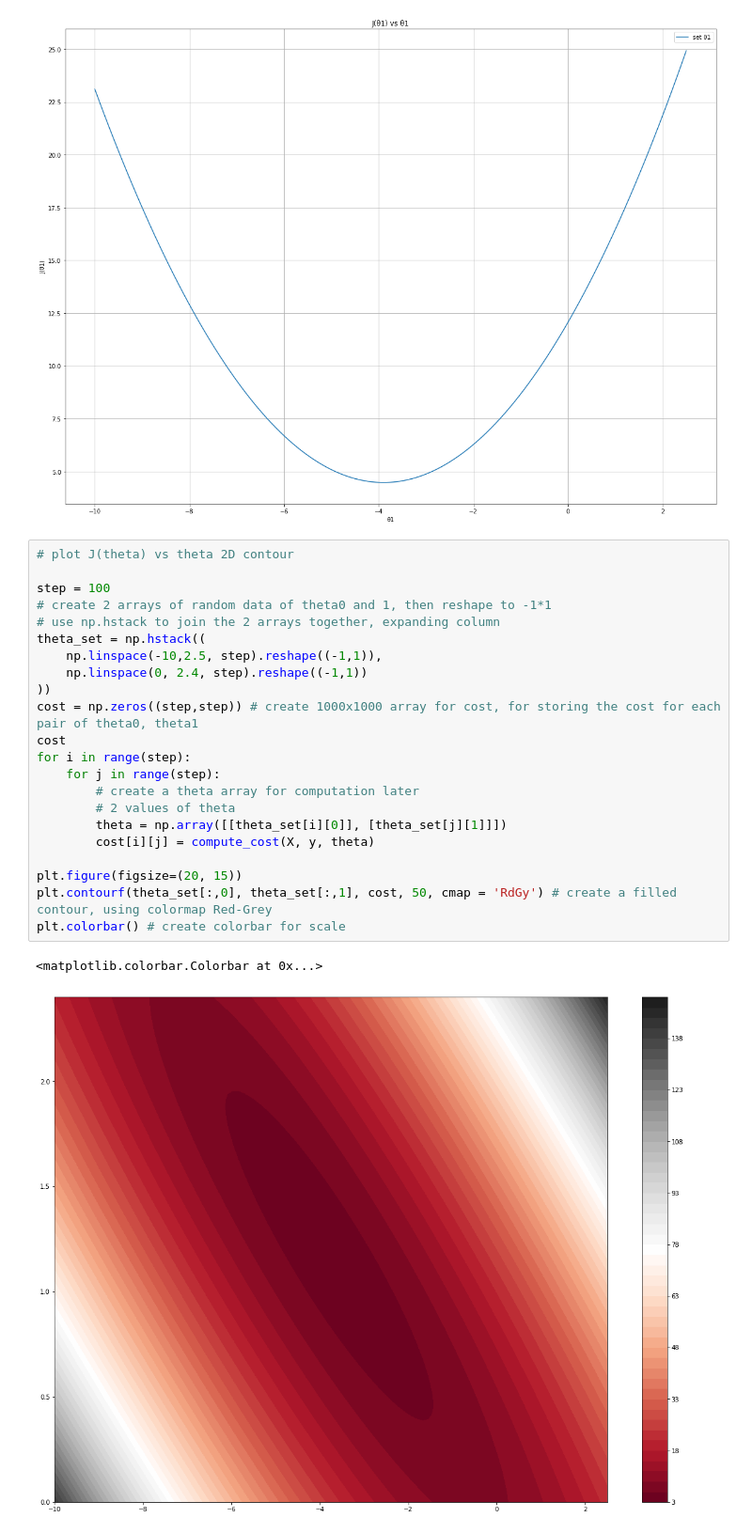
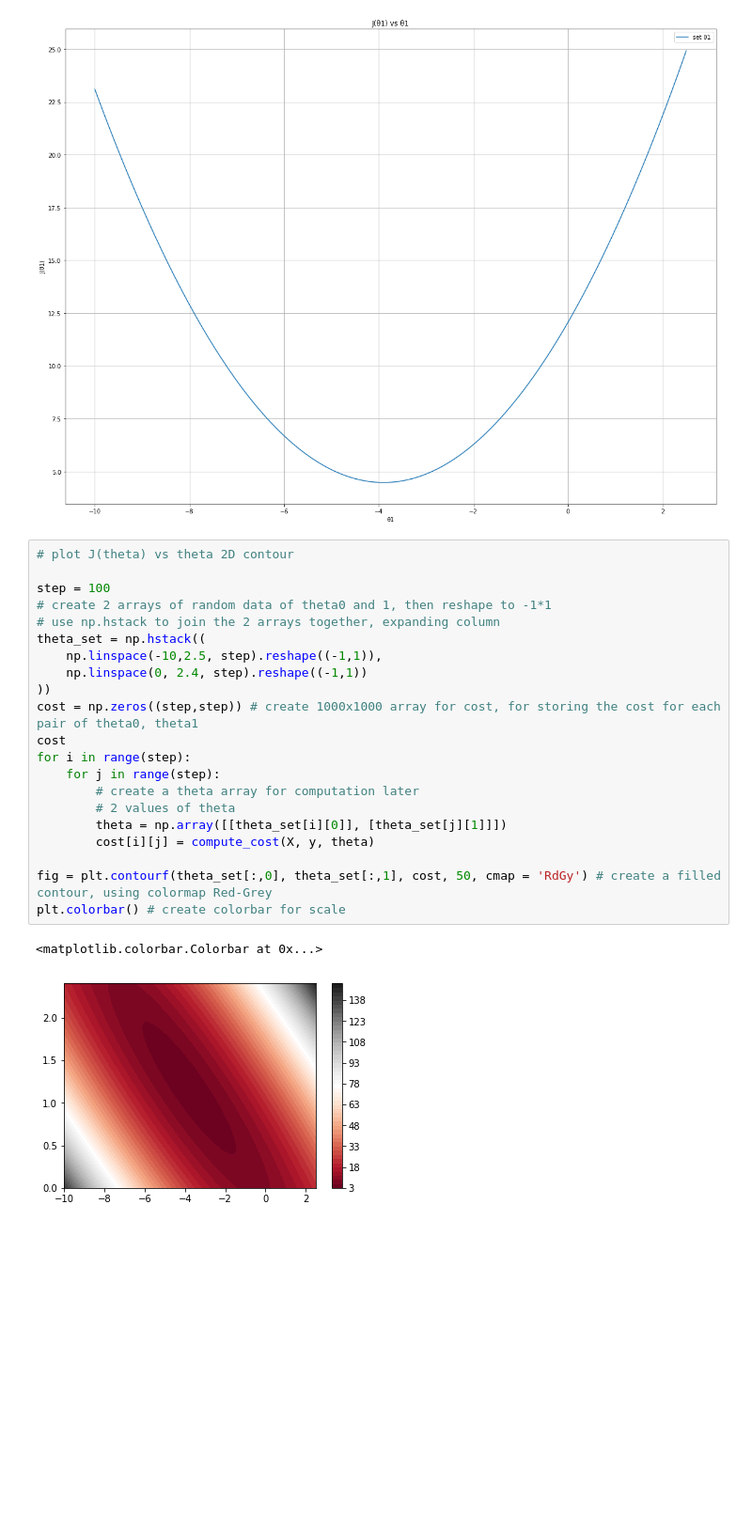
Before and after one commit to iFission/Machine-Learning, a Jupyter notebook: machine-learning-ex1/ex1data1.ipynb, the cells around one changed output. Shown at 94% size. Cells and saved outputs as stored; diff of their text form; blank space fills up the shorter version.

```diff
--- a/machine-learning-ex1/ex1data1.ipynb
+++ b/machine-learning-ex1/ex1data1.ipynb
@@ -250,25 +250,24 @@ ax.grid(True)
 # %%
 # plot J(theta) vs theta 2D contour
 
 step = 100
 # create 2 arrays of random data of theta0 and 1, then reshape to -1*1
 # use np.hstack to join the 2 arrays together, expanding column
 theta_set = np.hstack((
 	np.linspace(-10,2.5, step).reshape((-1,1)),
 	np.linspace(0, 2.4, step).reshape((-1,1))
 ))
 cost = np.zeros((step,step)) # create 1000x1000 array for cost, for storing the cost for each pair of theta0, theta1
 cost
 for i in range(step):
     for j in range(step):
         # create a theta array for computation later
         # 2 values of theta
         theta = np.array([[theta_set[i][0]], [theta_set[j][1]]])
         cost[i][j] = compute_cost(X, y, theta)
 
-plt.figure(figsize=(20, 15))
-plt.contourf(theta_set[:,0], theta_set[:,1], cost, 50, cmap = 'RdGy') # create a filled contour, using colormap Red-Grey
+fig = plt.contourf(theta_set[:,0], theta_set[:,1], cost, 50, cmap = 'RdGy') # create a filled contour, using colormap Red-Grey
 plt.colorbar() # create colorbar for scale
 # %% [output]
 <matplotlib.colorbar.Colorbar at 0x...>
-[figure, old version]
+[figure, new version]
```
Also changed, not shown: 2 other files.
